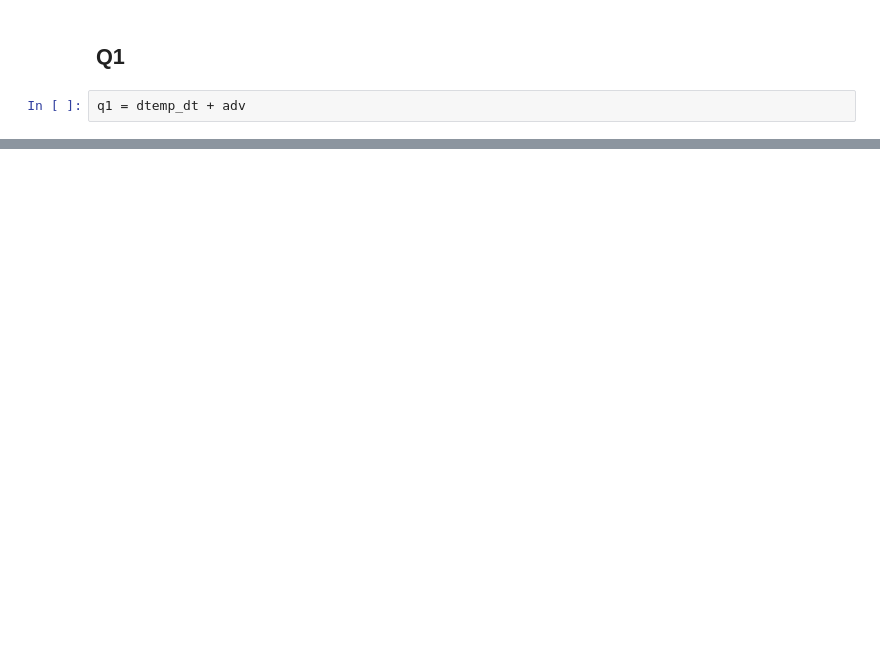
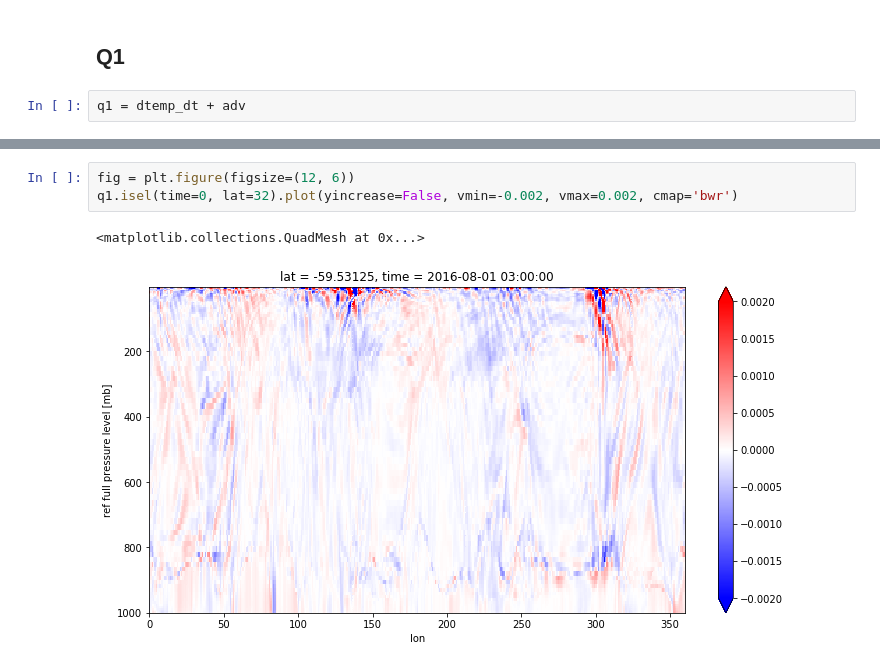
Before and after one commit to ai2cm/fv3net, a Jupyter notebook: notebooks/Stephans-Notebooks/2.1-Compute-Q1-Q2.ipynb, the cells around one changed output, grey strips where cells are left out. Saved outputs shown, nothing was run; the diff lists cells and outputs as text; blank space fills up the shorter version.

```diff
--- a/notebooks/Stephans-Notebooks/2.1-Compute-Q1-Q2.ipynb
+++ b/notebooks/Stephans-Notebooks/2.1-Compute-Q1-Q2.ipynb
@@ -178,0 +196,6 @@ q1.sel(lat=slice(-40, -20), lon=slice(120, 140)).isel(time=0, pfull=20).plot(ax=
+# %%
+fig = plt.figure(figsize=(12, 6))
+q1.isel(time=0, lat=32).plot(yincrease=False, vmin=-0.002, vmax=0.002, cmap='bwr')
+# %% [output]
+<matplotlib.collections.QuadMesh at 0x...>
+[figure, added]
```
Also changed, not shown: parts of 28 cells of this notebook.
